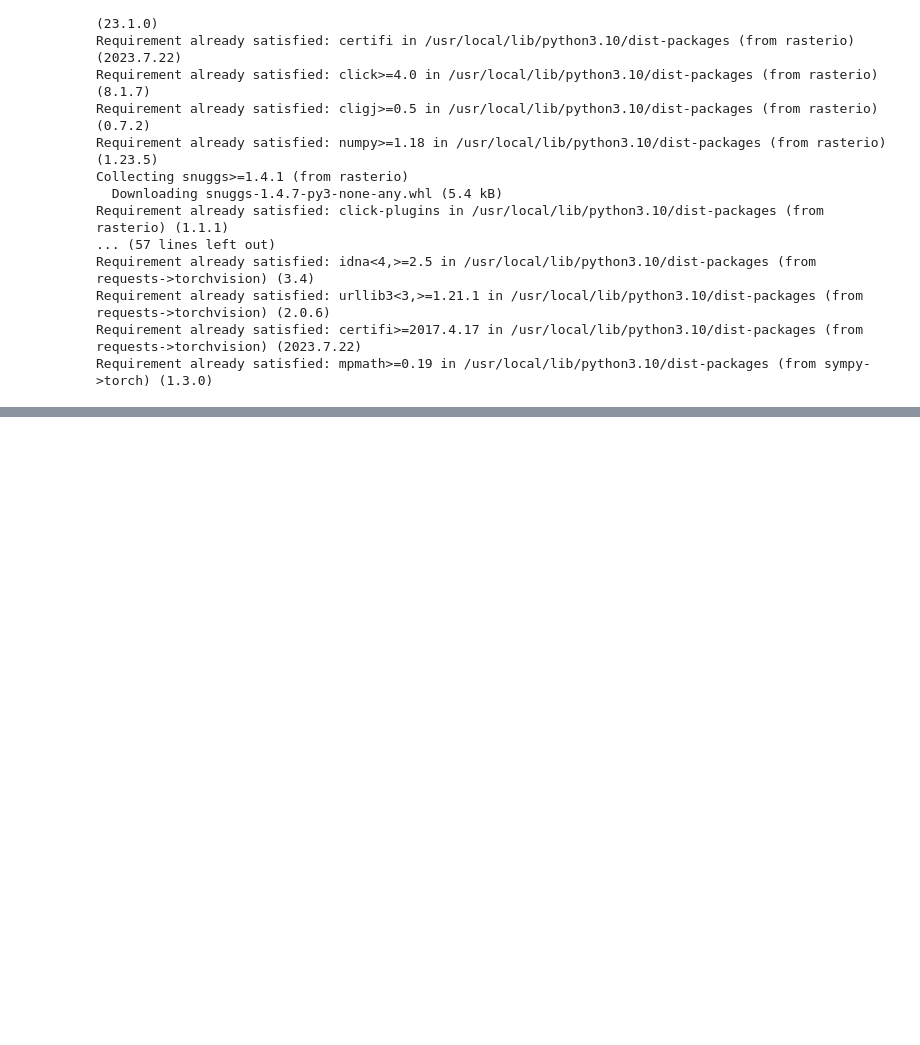
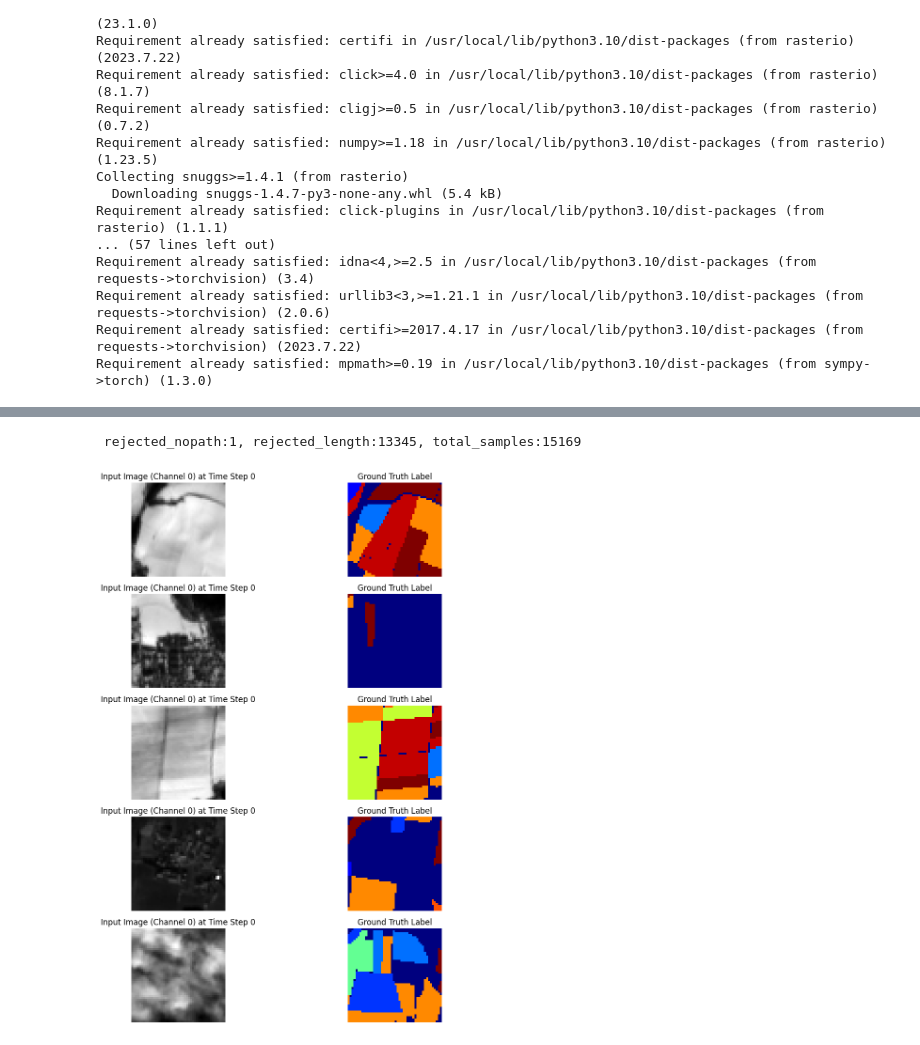
Before and after one commit to Pointbreak82/Satellite-Image-Time-Series, a Jupyter notebook: SITSA.ipynb, the cells around one changed output, grey strips where cells are left out. Saved outputs shown, nothing was run; the diff lists cells and outputs as text; code cells hidden in the pictures; blank space fills up the shorter version.

```diff
--- a/SITSA.ipynb
+++ b/SITSA.ipynb
@@ -456,0 +447,43 @@ target_ndvi containing 30 channels of size 48x48: torch.Size([2, 30, 48, 48])
+# %%
+import matplotlib.pyplot as plt
+
+
+root_path = '/content/sentinel2-munich480/munich480'
+sample_duration = 30
+dataset = SentinelDataset(root_path, seqlength=sample_duration)
+
+
+num_images_to_visualize = 5
+
+
+time_step_to_visualize = 0
+channel_to_visualize = 0
+
+
+fig, axes = plt.subplots(num_images_to_visualize, 2, figsize=(12, 12))
+
+for i in range(num_images_to_visualize):
+
+    sample_index = i
+    sample = dataset[sample_index]
+
+
+    input_image = sample[0][channel_to_visualize, time_step_to_visualize]
+    label = sample[1]
+
+    # Plot the input image
+    axes[i, 0].imshow(input_image.numpy(), cmap='gray')
+    axes[i, 0].set_title(f'Input Image (Channel {channel_to_visualize}) at Time Step {time_step_to_visualize}')
+    axes[i, 0].axis('off')
+
+    # Plot the label image
+    axes[i, 1].imshow(label.numpy(), cmap='jet')
+    axes[i, 1].set_title('Ground Truth Label')
+    axes[i, 1].axis('off')
+
+
+plt.tight_layout()
+plt.show()
+# %% [output]
+ rejected_nopath:1, rejected_length:13345, total_samples:15169
+[figure, added]
```
Also changed, not shown: parts of 20 cells of this notebook.
